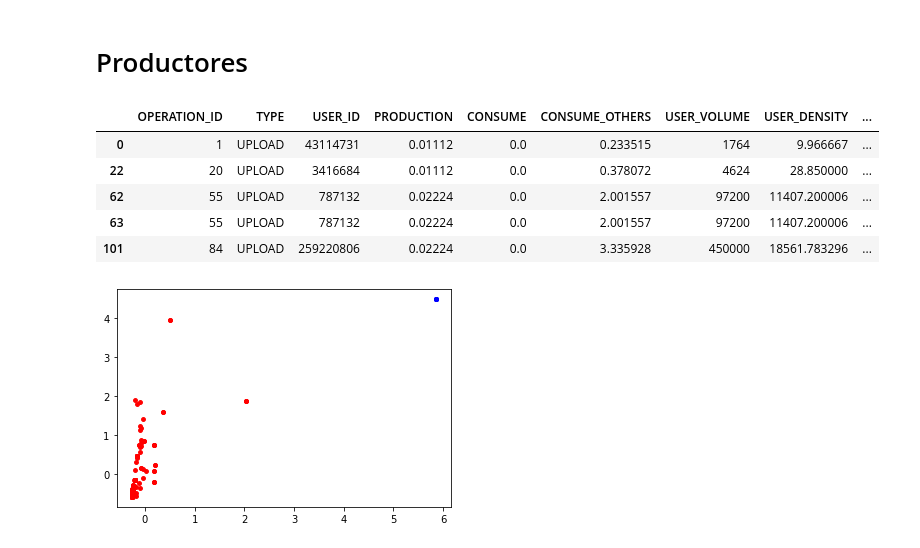
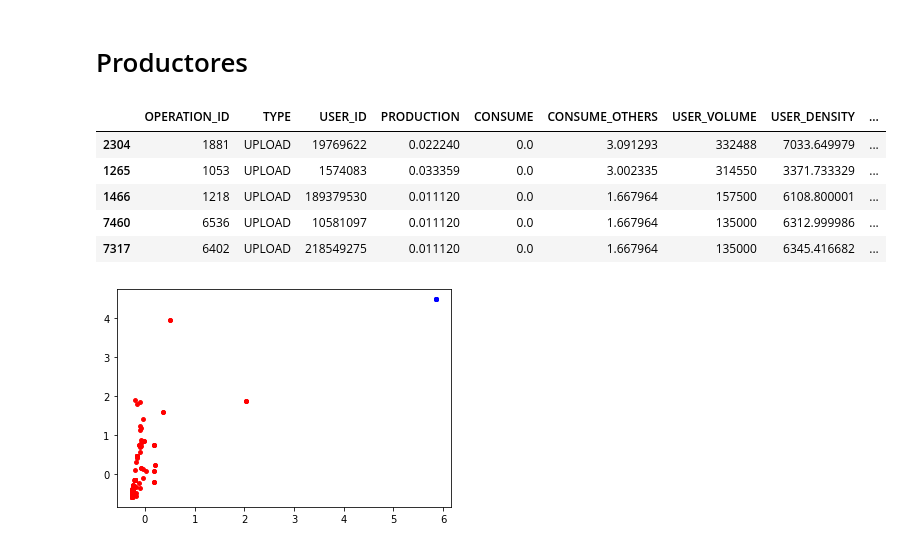
Before and after one commit to nachocodexx/cinvestav-da-clustering, a Jupyter notebook: Untitled.ipynb, the cells around one changed output. Saved outputs shown, nothing was run; the diff lists cells and outputs as text; code cells hidden in the pictures.

```diff
--- a/Untitled.ipynb
+++ b/Untitled.ipynb
@@ -88,14 +97,14 @@ df.describe().T
 # Productores
 # %%
 producers     = df.loc[df['USER_ROLE'].isna() != True]
-producers.head(5)
+producers.sort_values("USER_ROLE").head(5)
 # %% [output]
 |  | OPERATION_ID | TYPE | USER_ID | PRODUCTION | CONSUME | CONSUME_OTHERS | USER_VOLUME | USER_DENSITY | ... |
-| 0 | 1 | UPLOAD | 43114731 | 0.01112 | 0.0 | 0.233515 | 1764 | 9.966667 | ... |
-| 22 | 20 | UPLOAD | 3416684 | 0.01112 | 0.0 | 0.378072 | 4624 | 28.850000 | ... |
-| 62 | 55 | UPLOAD | 787132 | 0.02224 | 0.0 | 2.001557 | 97200 | 11407.200006 | ... |
-| 63 | 55 | UPLOAD | 787132 | 0.02224 | 0.0 | 2.001557 | 97200 | 11407.200006 | ... |
-| 101 | 84 | UPLOAD | 259220806 | 0.02224 | 0.0 | 3.335928 | 450000 | 18561.783296 | ... |
+| 2304 | 1881 | UPLOAD | 19769622 | 0.022240 | 0.0 | 3.091293 | 332488 | 7033.649979 | ... |
+| 1265 | 1053 | UPLOAD | 1574083 | 0.033359 | 0.0 | 3.002335 | 314550 | 3371.733329 | ... |
+| 1466 | 1218 | UPLOAD | 189379530 | 0.011120 | 0.0 | 1.667964 | 157500 | 6108.800001 | ... |
+| 7460 | 6536 | UPLOAD | 10581097 | 0.011120 | 0.0 | 1.667964 | 135000 | 6312.999986 | ... |
+| 7317 | 6402 | UPLOAD | 218549275 | 0.011120 | 0.0 | 1.667964 | 135000 | 6345.416682 | ... |
 # %%
 producers_num = producers[['USER_VOLUME','USER_DENSITY']]
 m             = producers_num.to_numpy()
```
Also changed, not shown: parts of 21 cells of this notebook, 18 other files.
